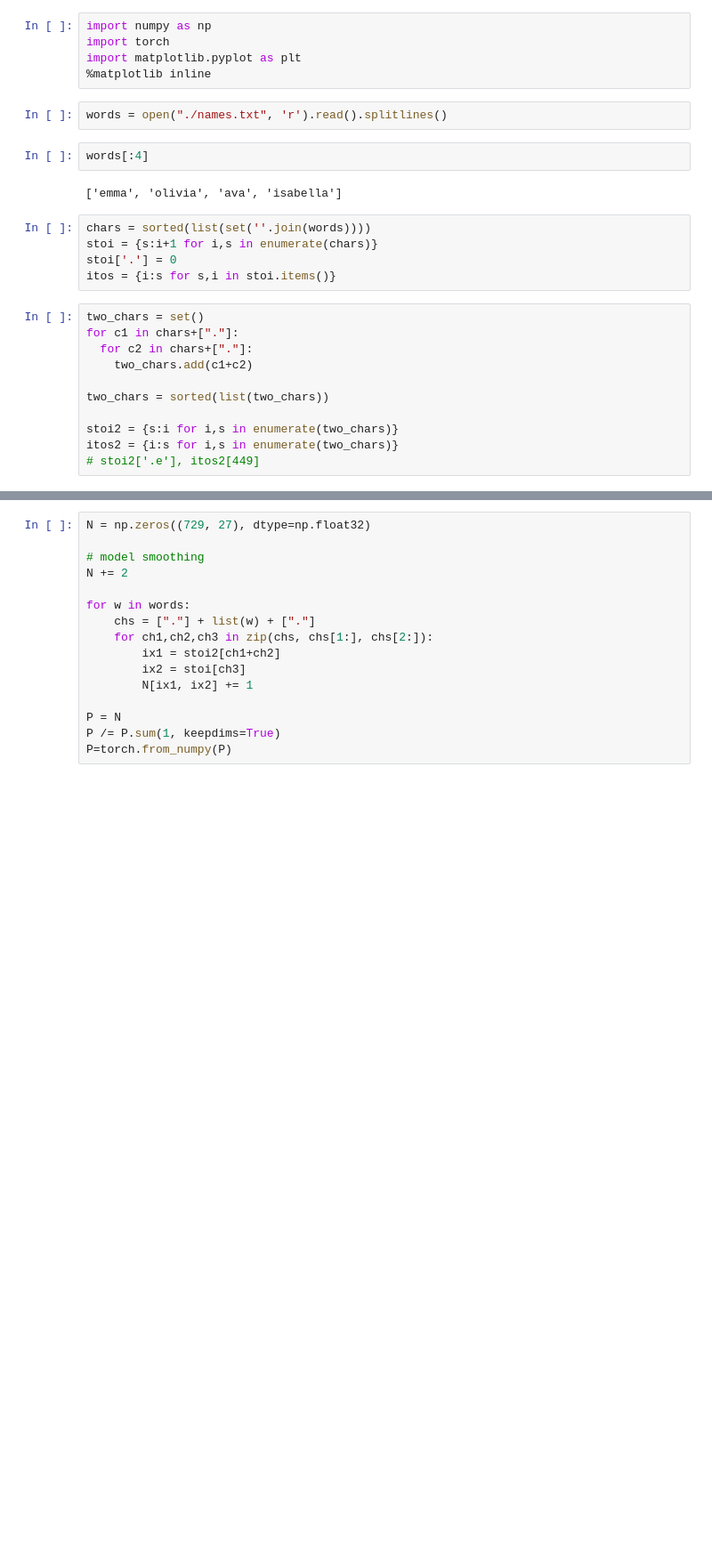
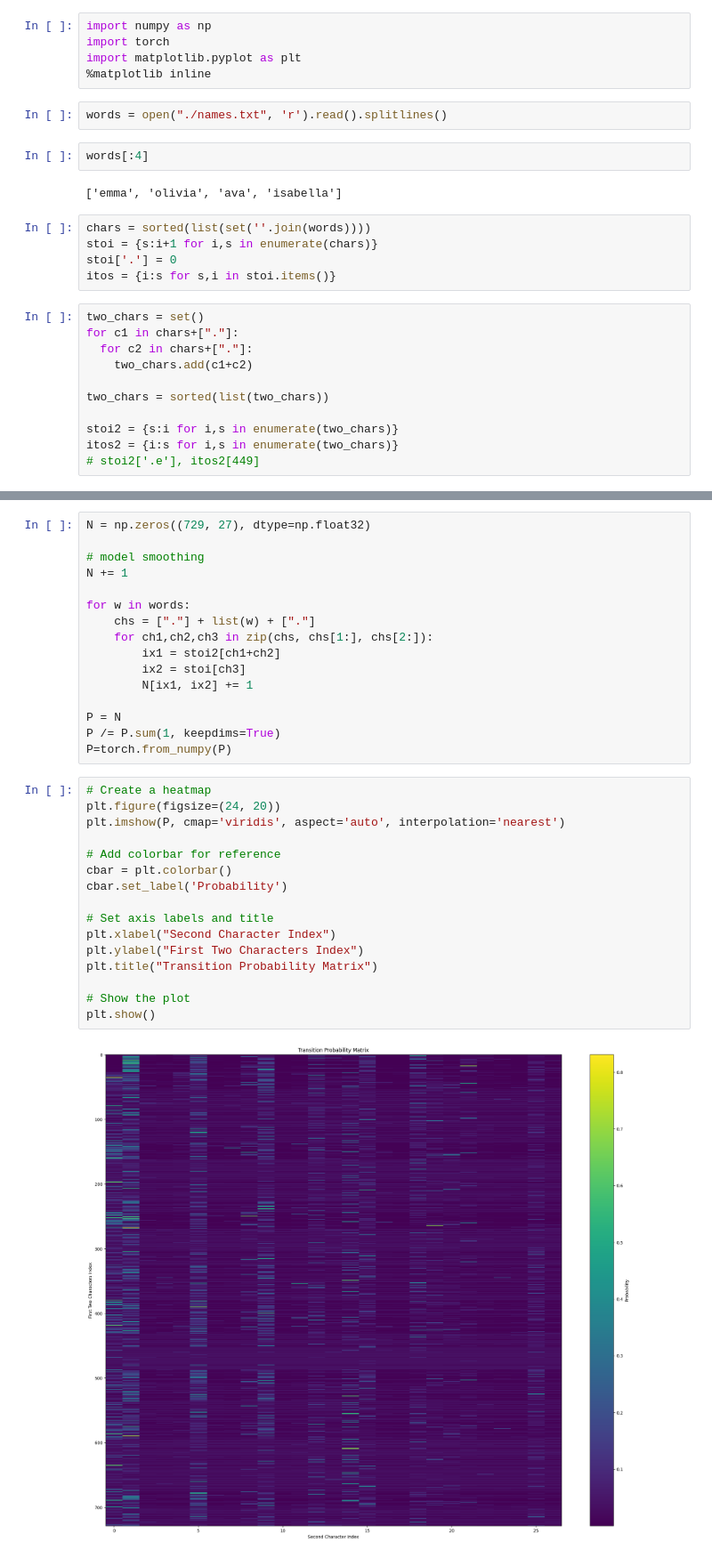
Before and after one commit to SuchitG04/ISAEC393_assignment, a Jupyter notebook: statistical_trigram.ipynb, the cells around one changed output, grey strips where cells are left out. Shown at 89% size. Cells and saved outputs as stored; diff of their text form; blank space fills up the shorter version.

```diff
--- a/statistical_trigram.ipynb
+++ b/statistical_trigram.ipynb
@@ -64,7 +35,7 @@ for comb in combs:
 N = np.zeros((729, 27), dtype=np.float32)
 
 # model smoothing
-N += 2
+N += 1
 
 for w in words:
     chs = ["."] + list(w) + ["."]
@@ -76,3 +47,21 @@ for w in words:
 P = N
 P /= P.sum(1, keepdims=True)
 P=torch.from_numpy(P)
+# %%
+# Create a heatmap
+plt.figure(figsize=(24, 20))
+plt.imshow(P, cmap='viridis', aspect='auto', interpolation='nearest')
+
+# Add colorbar for reference
+cbar = plt.colorbar()
+cbar.set_label('Probability')
+
+# Set axis labels and title
+plt.xlabel("Second Character Index")
+plt.ylabel("First Two Characters Index")
+plt.title("Transition Probability Matrix")
+
+# Show the plot
+plt.show()
+# %% [output]
+[figure, added]
```
Also changed, not shown: parts of 16 cells of this notebook.
